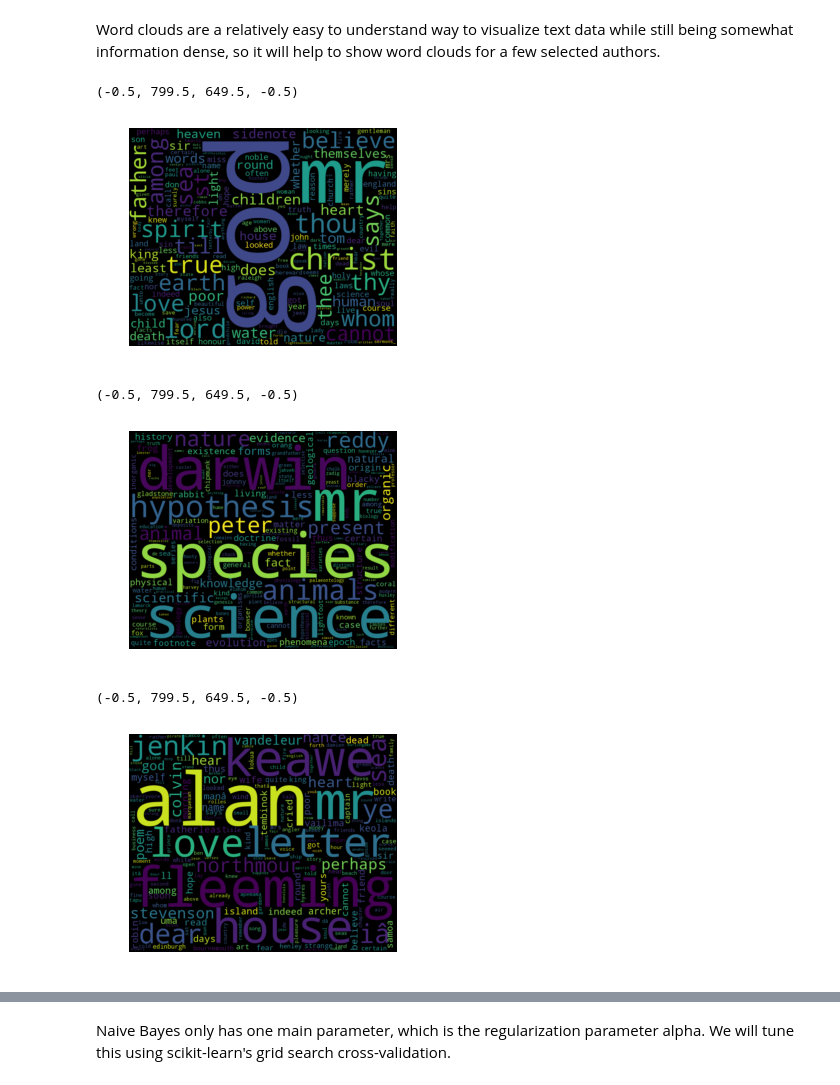
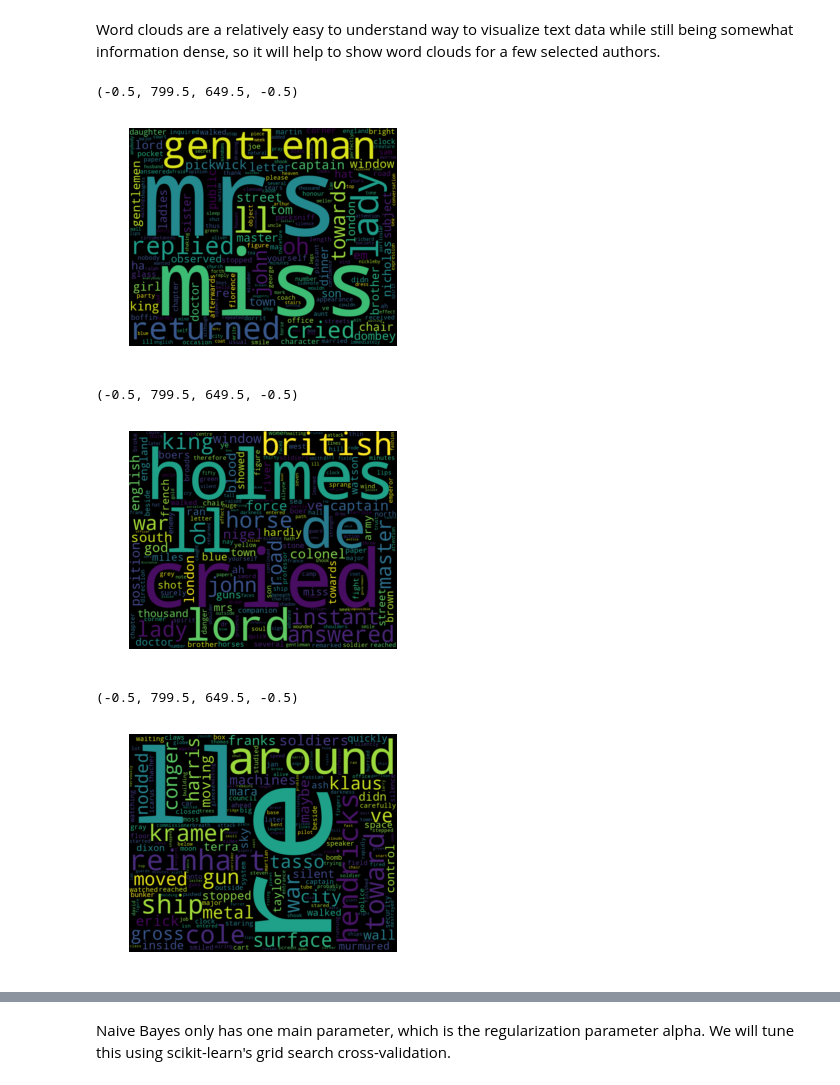
Before and after one commit to hbrumley/Gutenberg_Text_Classification, a Jupyter notebook: Author_Classifier.ipynb, the cells around one changed output, grey strips where cells are left out. Cells and saved outputs as stored; diff of their text form; code cells hidden in the pictures.

```diff
--- a/Author_Classifier.ipynb
+++ b/Author_Classifier.ipynb
@@ -36,21 +36,26 @@ Word clouds are a relatively easy to understand way to visualize text data while
 # %%
 %matplotlib inline
 
-dickens_docs = Y[Y == 'Charles Dickens'].index
-dickens_freqs = X[dickens_docs].mean(axis=0)
-dickens_wordfreq = dict(zip(vocabulary, dickens_freqs))
+dickens_docs = author_title_df.loc[Y == 'Charles Dickens', 'Name']
+vectorizer = CountVectorizer(input='filename',
+                             min_df=3, max_df=.85,
+                             encoding='iso-8859-1')
+vectorizer.fit(('txt/' + fname for fname in author_title_df.Name))
+dickens_counts = vectorizer.transform(('txt/' + fname for fname in dickens_docs)).sum(axis=0)
+dickens_wordfreq = {w:dickens_counts.item(i) for w,i in vectorizer.vocabulary_.items()}
+
 wordcloud = WordCloud(width=800,height=650)
 wordcloud.generate_from_frequencies(dickens_wordfreq)
 
 plt.imshow(wordcloud, interpolation='bilinear')
 plt.axis("off")
 # %% [output]
 (-0.5, 799.5, 649.5, -0.5)
-[figure, old version]
+[figure, new version]
 # %%
-doyle_docs = Y[Y == 'Sir Arthur Conan Doyle'].index
-doyle_freqs = X[doyle_docs].mean(axis=0)
-doyle_wordfreq = dict(zip(vocabulary, doyle_freqs))
+doyle_docs = author_title_df.loc[Y == 'Sir Arthur Conan Doyle', 'Name']
+doyle_counts = vectorizer.transform(('txt/' + fname for fname in doyle_docs)).sum(axis=0)
+doyle_wordfreq = {w:doyle_counts.item(i) for w,i in vectorizer.vocabulary_.items()}
 wordcloud = WordCloud(width=800,height=650)
 wordcloud.generate_from_frequencies(doyle_wordfreq)
 
@@ -58,11 +63,11 @@ plt.imshow(wordcloud, interpolation='bilinear')
 plt.axis("off")
 # %% [output]
 (-0.5, 799.5, 649.5, -0.5)
-[figure, old version]
+[figure, new version]
 # %%
-pkd_docs = Y[Y == 'Philip Kindred Dick'].index
-pkd_freqs = X[pkd_docs].mean(axis=0)
-pkd_wordfreq = dict(zip(vocabulary, pkd_freqs))
+pkd_docs = author_title_df.loc[Y == 'Philip Kindred Dick', 'Name']
+pkd_counts = vectorizer.transform(('txt/' + fname for fname in pkd_docs)).sum(axis=0)
+pkd_wordfreq = {w:pkd_counts.item(i) for w,i in vectorizer.vocabulary_.items()}
 wordcloud = WordCloud(width=800,height=650)
 wordcloud.generate_from_frequencies(pkd_wordfreq)
 
@@ -70,5 +75,5 @@ plt.imshow(wordcloud, interpolation='bilinear')
 plt.axis("off")
 # %% [output]
 (-0.5, 799.5, 649.5, -0.5)
-[figure, old version]
+[figure, new version]
 # %% [markdown]
```
Also changed, not shown: parts of 12 cells of this notebook, 1 other file.
